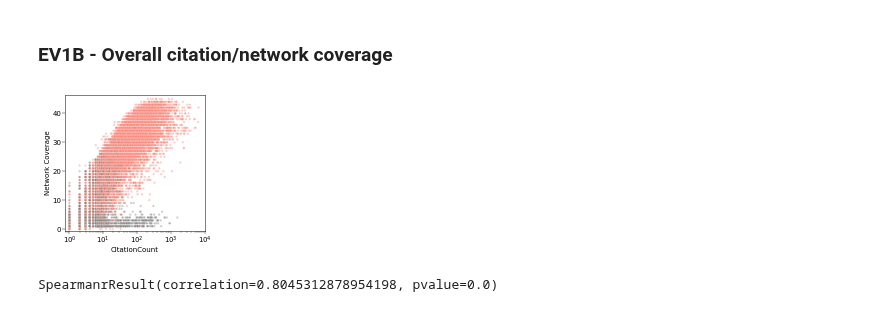
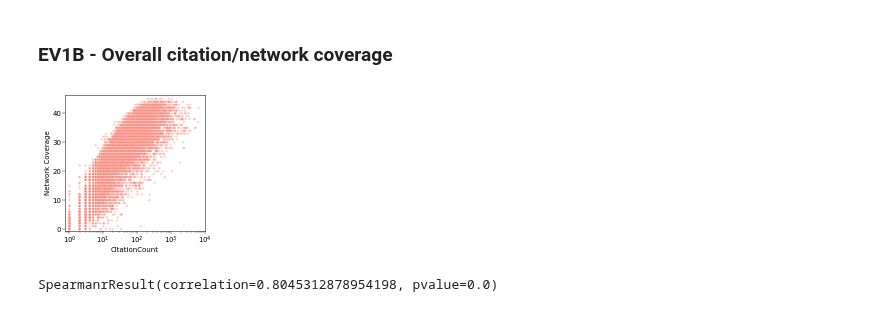
Before and after one commit to sarah-n-wright/Network_Evaluation_Tools, a Jupyter notebook: StateOfTheInteractomes_Notebooks/1_Statistics_and_Representation.ipynb, the cells around one changed output. Saved outputs shown, nothing was run; the diff lists cells and outputs as text; code cells hidden in the pictures.

```diff
--- a/StateOfTheInteractomes_Notebooks/1_Statistics_and_Representation.ipynb
+++ b/StateOfTheInteractomes_Notebooks/1_Statistics_and_Representation.ipynb
@@ -725,18 +737,19 @@ plt.savefig(figdir+"Fig2F_bin_heatmaps.jpg", dpi=400, bbox_inches='tight')
 ### EV1B - Overall citation/network coverage
 # %%
 _ = plt.figure(figsize=(2.5,2.5))
-sns.scatterplot(data=annotation_data[(annotation_data.PC) | (annotation_data.db_count > 0)], x="CitationCount", y='db_count', size=1, sizes=[5], alpha=0.4, hue='PC', palette=['grey', 'salmon'], legend=False)
+sns.scatterplot(data=annotation_data[(annotation_data.PC)], x="CitationCount", y='db_count', size=1, sizes=[5], alpha=0.4, hue='PC', palette=['salmon'], legend=False)
 plt.xscale("log")
 plt.ylabel("Network Coverage")
 # add minor ticks
 ax = plt.gca()
 
 plt.xlim(0.75, 10000)
 plt.ylim(-0.5, 46.5)
 
-plt.savefig(figdir+"FigEV1B_citation_scatter.jpg", dpi=800, bbox_inches='tight')
+plt.savefig("/cellar/users/snwright/Data/Transfer/pcnet/figures/FigEV1B_citation_scatter_coding_only.jpg", dpi=400, bbox_inches='tight')
+#plt.savefig(figdir+"FigEV1B_citation_scatter.jpg", dpi=800, bbox_inches='tight')
 # %% [output]
-[figure, old version]
+[figure, new version]
 # %%
 spearmanr(annotation_data[annotation_data.PC].CitationCount, annotation_data[annotation_data.PC].db_count, nan_policy='omit')
 # %% [output]
```
Also changed, not shown: parts of 8 cells of this notebook, 5 other files.
